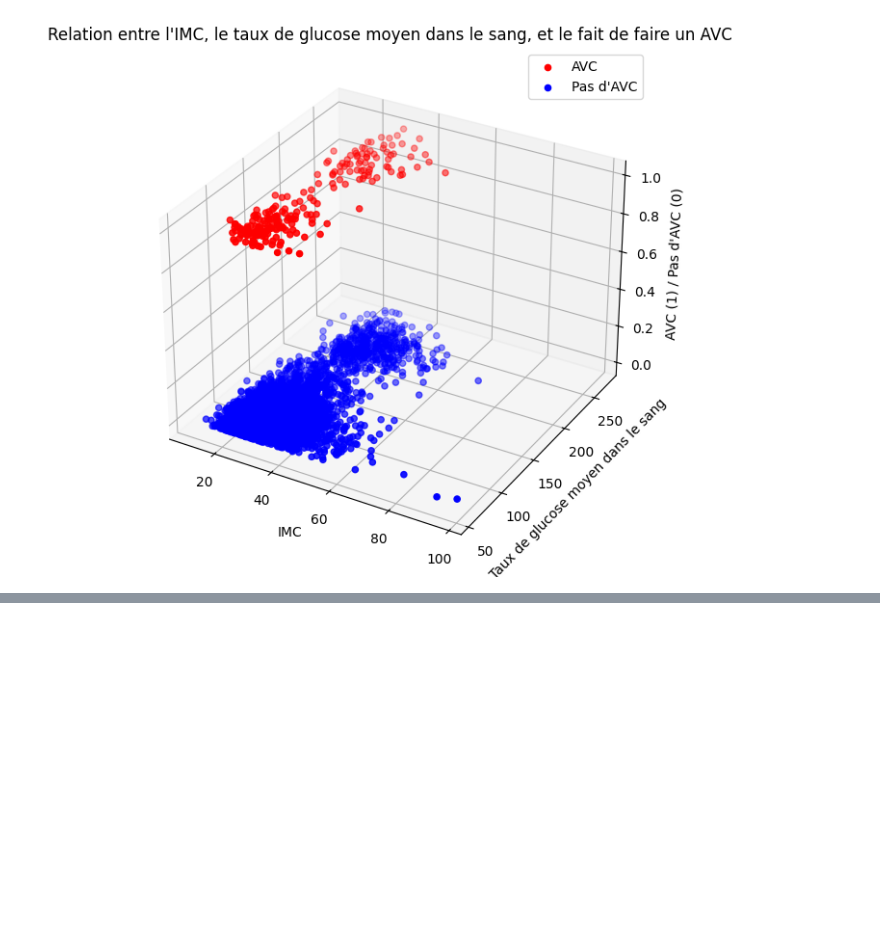
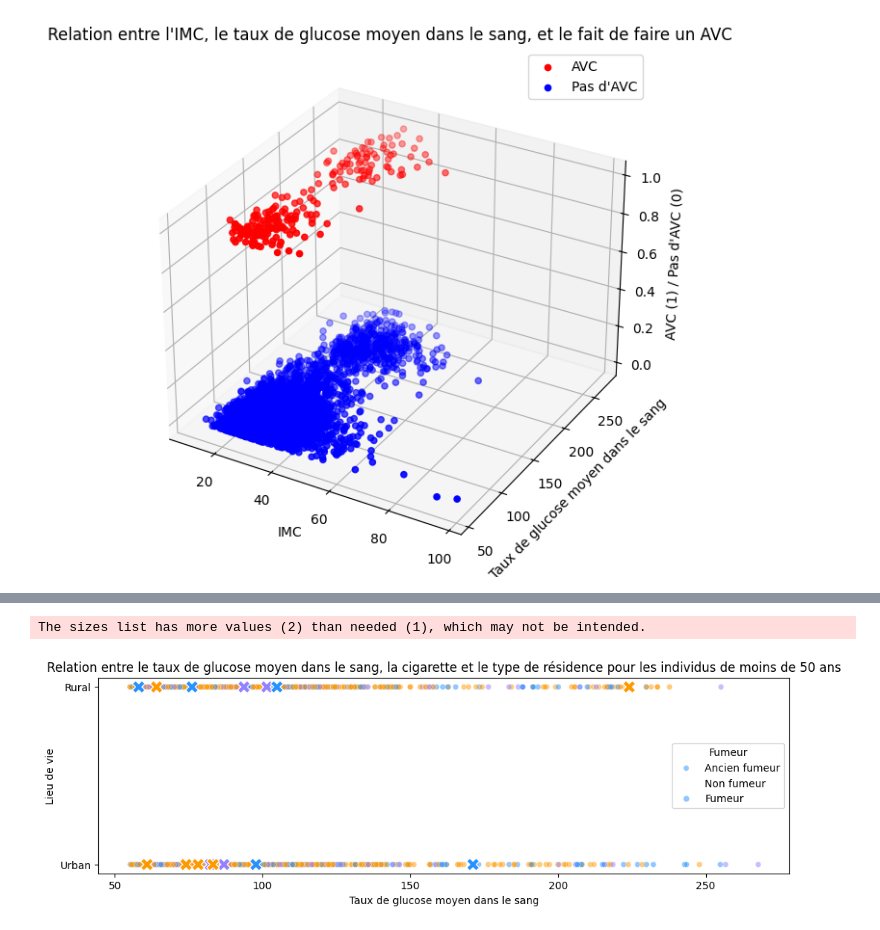
Before and after one commit to VpourVictor/DATA_Visualisation, a Jupyter notebook: Victor.ipynb, the cells around one changed output, grey strips where cells are left out. Saved outputs shown, nothing was run; the diff lists cells and outputs as text; code cells hidden in the pictures; blank space fills up the shorter version.

```diff
--- a/Victor.ipynb
+++ b/Victor.ipynb
@@ -329,0 +328,35 @@ The sizes list has more values (2) than needed (1), which may not be intended.
+# %%
+# Load the dataset
+df = pd.read_csv("healthcare-dataset-stroke-data.csv")
+df = df[df["gender"] != "Other"]
+
+df_below_50 = df[df['age'] < 50]
+
+df_below_50_known_smoking = df_below_50[df_below_50['smoking_status'] != 'Unknown']
+
+df_stroke = df_below_50_known_smoking[df_below_50_known_smoking['stroke'] == 1]
+df_no_stroke = df_below_50_known_smoking[df_below_50_known_smoking['stroke'] == 0]
+
+# Define custom legend labels for smoking status
+legend_labels = {'formerly smoked': 'Ancien fumeur', 'never smoked': 'Non fumeur', 'smokes': 'Fumeur'}
+
+# Scatter plot for individuals without stroke
+plt.figure(figsize=(12, 6))
+sns.scatterplot(data=df_no_stroke, x='avg_glucose_level', y='Residence_type', hue='smoking_status',
+                palette={'formerly smoked': '#9381FF', 'never smoked': '#FF9900', 'smokes': '#2692FF'},
+                size='stroke', sizes=[30, 150], style='stroke', markers=['o'], alpha=0.5)
+
+# Scatter plot for individuals with stroke
+sns.scatterplot(data=df_stroke, x='avg_glucose_level', y='Residence_type', hue='smoking_status',
+                palette={'formerly smoked': '#9381FF', 'never smoked': '#FF9900', 'smokes': '#2692FF'},
+                size='stroke', sizes=[150], marker='X', zorder=2, legend=False)
+
+plt.title('Relation entre le taux de glucose moyen dans le sang, la cigarette et le type de résidence pour les individus de moins de 50 ans')
+plt.xlabel('Taux de glucose moyen dans le sang')
+plt.ylabel('Lieu de vie')
+plt.legend(title='Fumeur', labels=[legend_labels[label] for label in legend_labels])  # Customizing legend labels
+plt.gca().set_aspect(60)  # Adjust the aspect ratio to compress the vertical space
+plt.show()
+# %% [output]
+The sizes list has more values (2) than needed (1), which may not be intended.
+[figure, added]
```
Also changed, not shown: parts of 3 cells of this notebook.
